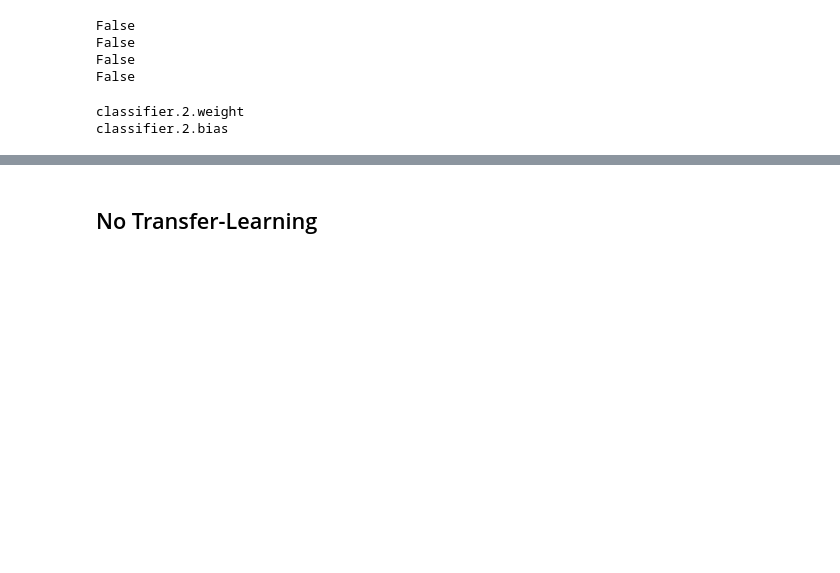
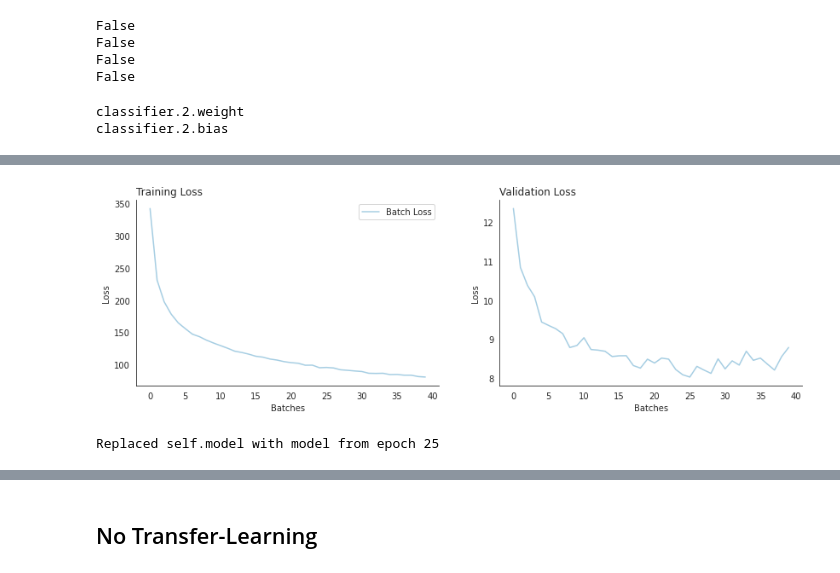
Before and after one commit to FiratSaritas/manhole-cover-classification, a Jupyter notebook: model/model_s.ipynb, the cells around one changed output, grey strips where cells are left out. Drawn from its saved outputs; the diff is of its cells as text; code cells hidden in the pictures; blank space fills up the shorter version.

Commit message:
Made adjustments to several files incl. NB, train, plots

```diff
--- a/model/model_s.ipynb
+++ b/model/model_s.ipynb
@@ -131,4 +132,4 @@ for name, param in convnext_tiny_.named_parameters():
 classifier.2.weight
 classifier.2.bias
 # %%
-convnext = TrainingInterface(model=convnext_tiny_, name="ConvNext Tiny")
+convnext = TrainingInterface(model=convnext_tiny_, name="convnext_tiny", history=True)
@@ -140,12 +143,12 @@ ConvNext Tiny | Trainable Parameters: 27830125
 ==================================================
 # %%
 criterion = nn.CrossEntropyLoss()
-optimizer = optim.Adam(convnext.model.parameters(), lr=0.0001)
+optimizer = optim.Adam(convnext.model.parameters(), lr=0.0003)
 # %%
 convnext.train(
     criterion=criterion,
     optimizer=optimizer,
-    n_epochs=15,
+    n_epochs=40,
     dataloader_train=dataloader_train,
     dataloader_val=dataloader_val,
     verbose=True
@@ -171,3 +180,12 @@ EvaluationPlots.plot_train_val_loss(convnext.train_loss,
+# %%
+EvaluationPlots.plot_train_val_loss(train_loss=convnext.train_epoch_loss,
+                                    val_loss=convnext.val_epoch_loss)
+# %% [output]
+[figure, added]
+# %%
+convnext.load_from_history(epoch=25, inplace=True)
+# %% [output]
+Replaced self.model with model from epoch 25
 # %%
 metrics = convnext.calculate_metrics(dataloader_train=dataloader_train,
                                      dataloader_test=dataloader_test,
```
Also changed, not shown: parts of 54 cells of this notebook, 2 other files.
